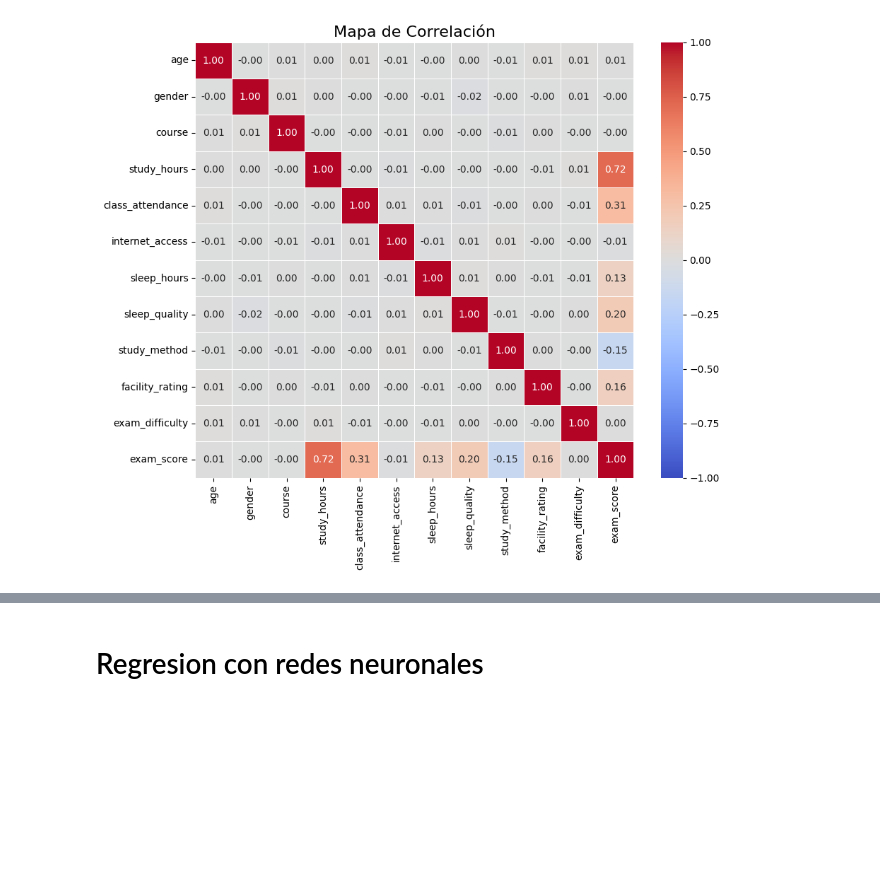
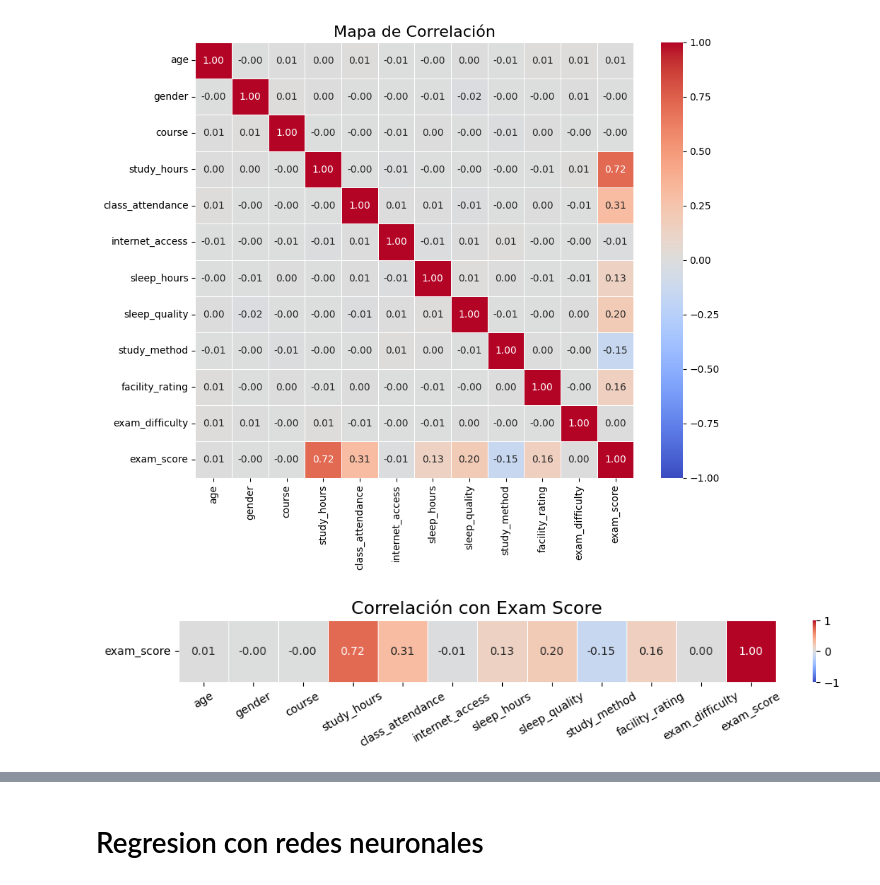
Before and after one commit to alvvigsuaUS/Trabajo_MLE, a Jupyter notebook: Regresion Redes Neuronales.ipynb, the cells around one changed output, grey strips where cells are left out. Drawn from its saved outputs; the diff is of its cells as text; code cells hidden in the pictures; blank space fills up the shorter version.

```diff
--- a/Regresion Redes Neuronales.ipynb
+++ b/Regresion Redes Neuronales.ipynb
@@ -122,3 +122,22 @@ plt.title('Mapa de Correlación', fontsize=16)
 plt.show()
 # %% [output]
 [figure]
+# %%
+target_corr = matriz_correlacion.loc[['exam_score'], :]
+
+plt.figure(figsize=(12, 1))
+
+sns.heatmap(target_corr,
+            annot=True,
+            fmt=".2f",
+            cmap='coolwarm',
+            linewidths=0.5,
+            vmin=-1,
+            vmax=1)
+
+plt.title('Correlación con Exam Score', fontsize=16)
+plt.yticks(rotation=0)
+plt.xticks(rotation=30)
+plt.show()
+# %% [output]
+[figure, added]
```
Also changed, not shown: parts of 15 cells of this notebook, 1 other file.
